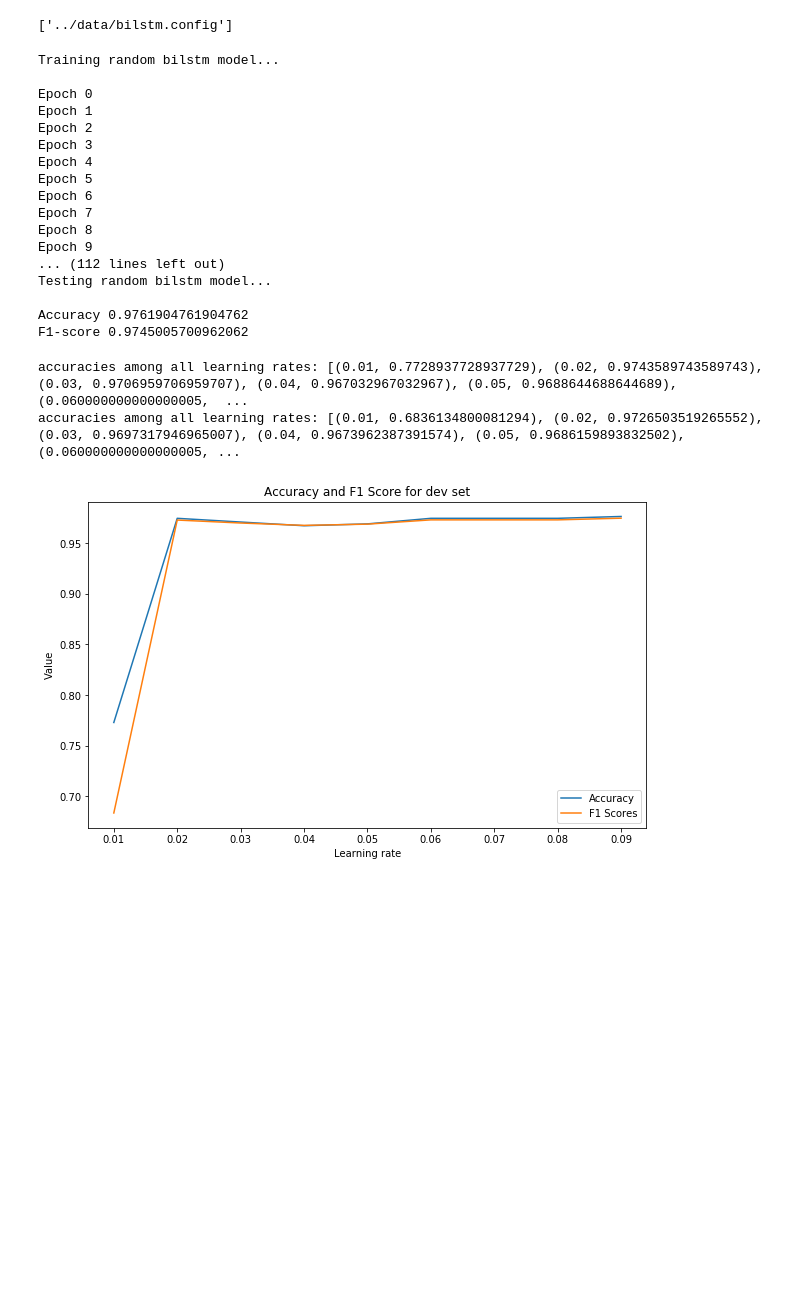
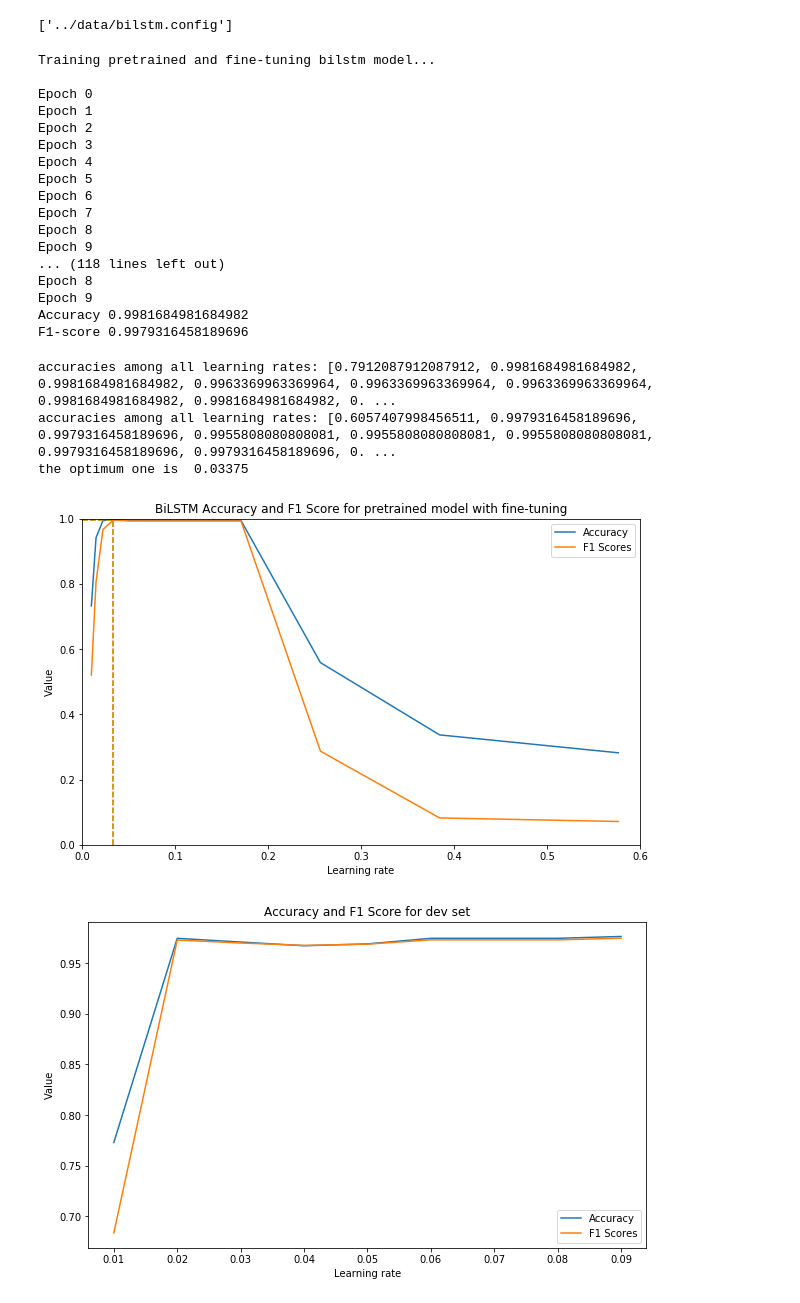
Before and after one commit to zhaoyu-z/Question-Classifier, a Jupyter notebook: src/hyperparameter_test.ipynb, the cells around one changed output. Saved outputs shown, nothing was run; the diff lists cells and outputs as text; code cells hidden in the pictures; blank space fills up the shorter version.

```diff
--- a/src/hyperparameter_test.ipynb
+++ b/src/hyperparameter_test.ipynb
@@ -301,7 +301,9 @@ loss_function = nn.NLLLoss()
 
 accuracy_store = []
 f1_store = []
-lrs = np.arange(0.01, 0.1, 0.01)
+# lrs = np.arange(0.01, 0.1, 0.01)
+lrs = np.array([ 0.01*1.5**j for j in range(0,11)])
+lr_list = lrs.tolist()
 for lr in lrs:
     optimizer = optim.SGD(model.parameters(), lr=lr)
     #optimizer = optim.Adam(model.parameters(), lr=0.05)
@@ -372,13 +374,13 @@ for lr in lrs:
         most_error_label = sorted(most_error_label.items(), key=lambda item: item[1], reverse=True)[:3]
         # print("Total number of labels:", len(most_error_label)) ## 33
         accuracy = accuracy_score(y_true,y_pred)
-        accuracy_store.append((lr, accuracy))
+        accuracy_store.append(accuracy)
         f1 = f1_score(y_true,y_pred,average='macro')
-        f1_store.append((lr,f1))
+        f1_store.append(f1)
         print("Accuracy", accuracy)
         print("F1-score", f1)
 # %% [output]
-Training random bilstm model...
+Training pretrained and fine-tuning bilstm model...
 
 Epoch 0
 Epoch 1
@@ -390,15 +392,50 @@ Epoch 6
 Epoch 7
 Epoch 8
 Epoch 9
-... (112 lines left out)
-Testing random bilstm model...
-
-Accuracy 0.9761904761904762
-F1-score 0.9745005700962062
+... (118 lines left out)
+Epoch 8
+Epoch 9
+Accuracy 0.9981684981684982
+F1-score 0.9979316458189696
 # %%
 print("accuracies among all learning rates:", accuracy_store)
 print("accuracies among all learning rates:", f1_store)
+lr_list = lrs.tolist()
+
+argmax_accu = accuracy_list.index(max(accuracy_list))
+argmax_f1 = f1_list.index(max(f1_list))
+ps_x_accu = lr_list[argmax_accu]
+ps_y_accu = accuracy_list[argmax_accu]
+
+ps_x_f1 = lr_list[argmax_f1]
+ps_y_f1 = f1_list[argmax_f1]
+
+print("the optimum one is ", ps_x_accu)
 # %% [output]
-accuracies among all learning rates: [(0.01, 0.7728937728937729), (0.02, 0.9743589743589743), (0.03, 0.9706959706959707), (0.04, 0.967032967032967), (0.05, 0.9688644688644689), (0.060000000000000005,  ...
-accuracies among all learning rates: [(0.01, 0.6836134800081294), (0.02, 0.9726503519265552), (0.03, 0.9697317946965007), (0.04, 0.9673962387391574), (0.05, 0.9686159893832502), (0.060000000000000005, ...
+accuracies among all learning rates: [0.7912087912087912, 0.9981684981684982, 0.9981684981684982, 0.9963369963369964, 0.9963369963369964, 0.9963369963369964, 0.9981684981684982, 0.9981684981684982, 0. ...
+accuracies among all learning rates: [0.6057407998456511, 0.9979316458189696, 0.9979316458189696, 0.9955808080808081, 0.9955808080808081, 0.9955808080808081, 0.9979316458189696, 0.9979316458189696, 0. ...
+the optimum one is  0.03375
+# %%
+plt.figure(figsize=(10,6))
+plt.xlim([0, 0.6])
+plt.ylim([0, 1])
+plt.plot(lr_list,accuracy_list,label='Accuracy')
+plt.plot(lr_list,f1_list,label='F1 Scores')
+plt.plot([0, ps_x_accu],[ps_y_accu,ps_y_accu], c='r', linestyle = '--')
+plt.plot([ps_x_accu, ps_x_accu],[0,ps_y_accu], c='r', linestyle = '--')
+
+
+
+plt.plot([0, ps_x_f1],[ps_y_f1,ps_y_f1], c='y', linestyle = '--')
+plt.plot([ps_x_f1, ps_x_f1],[0,ps_y_f1], c='y', linestyle = '--')
+
+ps_coord_str_accu = "max: " + str((lr_list[argmax_accu],round(accuracy_list[argmax_accu],3)))
+plt.title("BiLSTM Accuracy and F1 Score for pretrained model with fine-tuning")
+plt.xlabel('Learning rate')
+plt.ylabel('Value')
+plt.legend()
+# plt.show()
+plt.savefig("../visualization/out_bilstm_pre_fine.jpg")
+# %% [output]
+[figure, added]
 # %%
```
Also changed, not shown: parts of 4 cells of this notebook, 14 other files.
